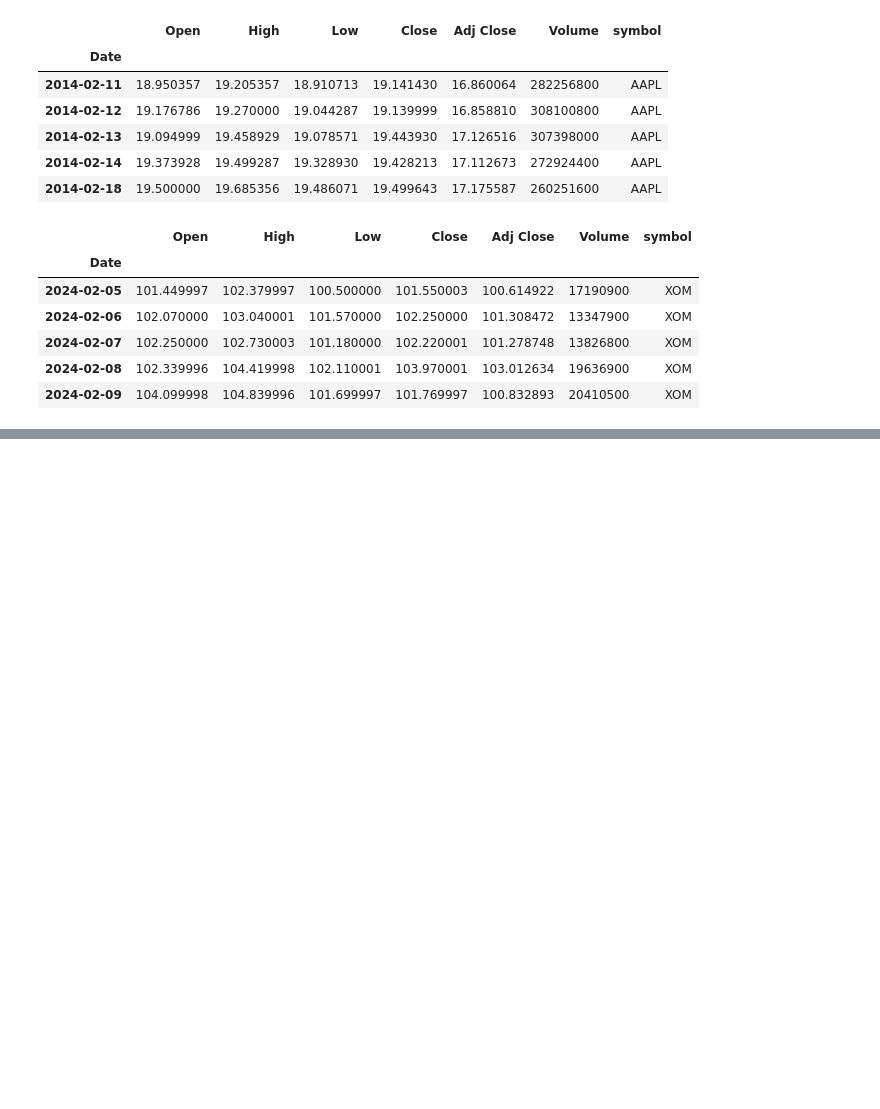
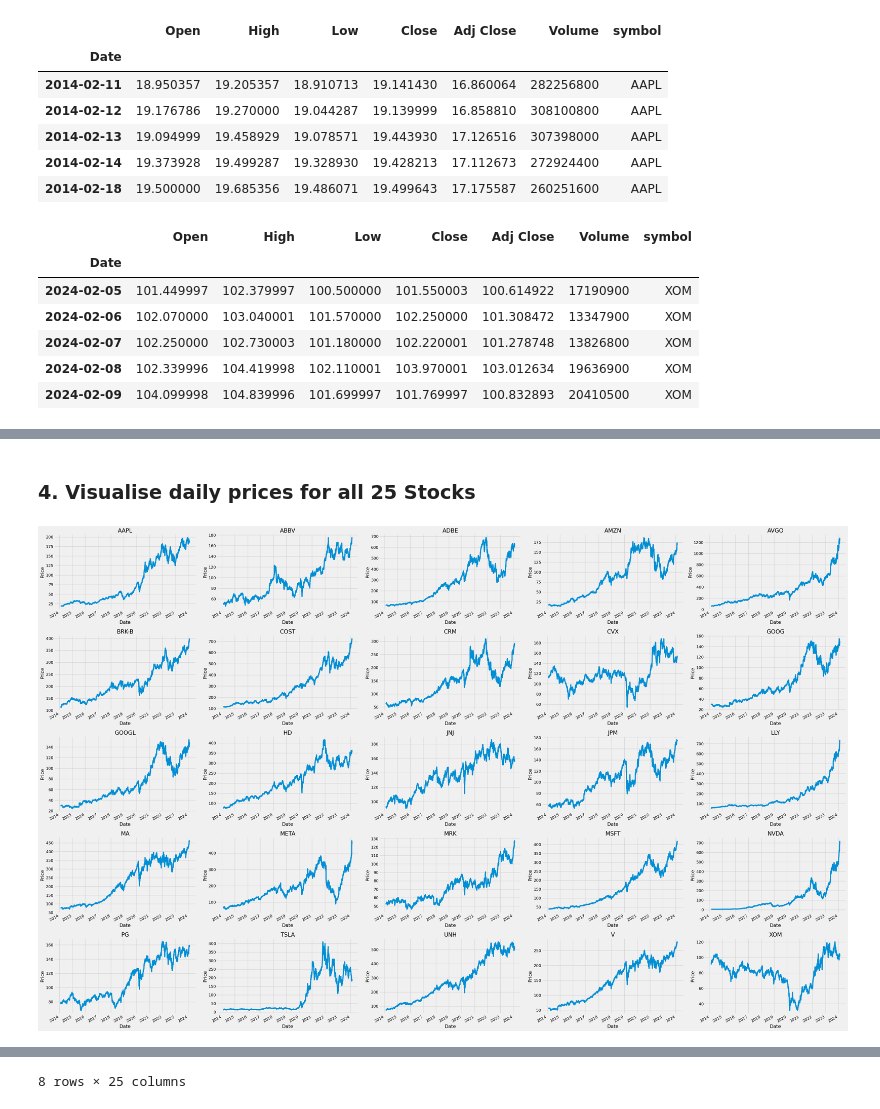
Before and after one commit to kahbelank/Investment-Chatbot, a Jupyter notebook: Data Collection & Processing/sharpe_ratio_analysis.ipynb, the cells around one changed output, grey strips where cells are left out. Cells and saved outputs as stored; diff of their text form; code cells hidden in the pictures; blank space fills up the shorter version.

```diff
--- a/Data Collection & Processing/sharpe_ratio_analysis.ipynb
+++ b/Data Collection & Processing/sharpe_ratio_analysis.ipynb
@@ -97,0 +102,22 @@ df.to_csv('top25_sp500_stocks.csv')
+# %%
+import numpy as np
+import matplotlib.pyplot as plt
+
+# For plots
+plt.style.use('fivethirtyeight')
+%matplotlib inline
+
+stock_data = pd.read_csv('../Data Collection & Processing/top25_sp500_stocks.csv',parse_dates=['Date'],index_col=['Date']).dropna()
+benchmark_data = pd.read_csv('../Data Collection & Processing/S&P_benchmarks.csv',parse_dates=['Date'],index_col=['Date']).dropna()
+
+
+# Display summary for stock_data
+print('Stocks\n')
+# ... YOUR CODE FOR TASK 2 HERE ...
+stock_data.info()
+print(stock_data.head())
+
+# Display summary for benchmark_data
+print('\nBenchmarks\n')
+benchmark_data.info()
+print(benchmark_data.head())
@@ -97,0 +142,23 @@ df.to_csv('top25_sp500_stocks.csv')
+# %% [markdown]
+### 4. Visualise daily prices for all 25 Stocks
+# %%
+# Create subplots for each stock
+fig, axes = plt.subplots(nrows=5, ncols=5, figsize=(40, 25))
+axes = axes.flatten()  # Flatten the 2D array of axes for easier indexing
+
+# Plot each stock on a separate subplot
+for i, (symbol, data) in enumerate(stock_data.items()):
+    ax = axes[i]
+    data.plot(ax=ax, kind='line', title=symbol, legend=False)
+    ax.set_xlabel('Date')
+    ax.set_ylabel('Price')
+    ax.grid(True)
+
+plt.tight_layout()  # Adjust subplot layout to prevent overlap
+plt.show()
+
+
+# Summarize the stock_data
+stock_data.describe()
+# %% [output]
+[figure, added]
@@ -97,0 +174 @@ df.to_csv('top25_sp500_stocks.csv')
+8 rows × 25 columns
```
Also changed, not shown: parts of 24 cells of this notebook, 2 other files.
